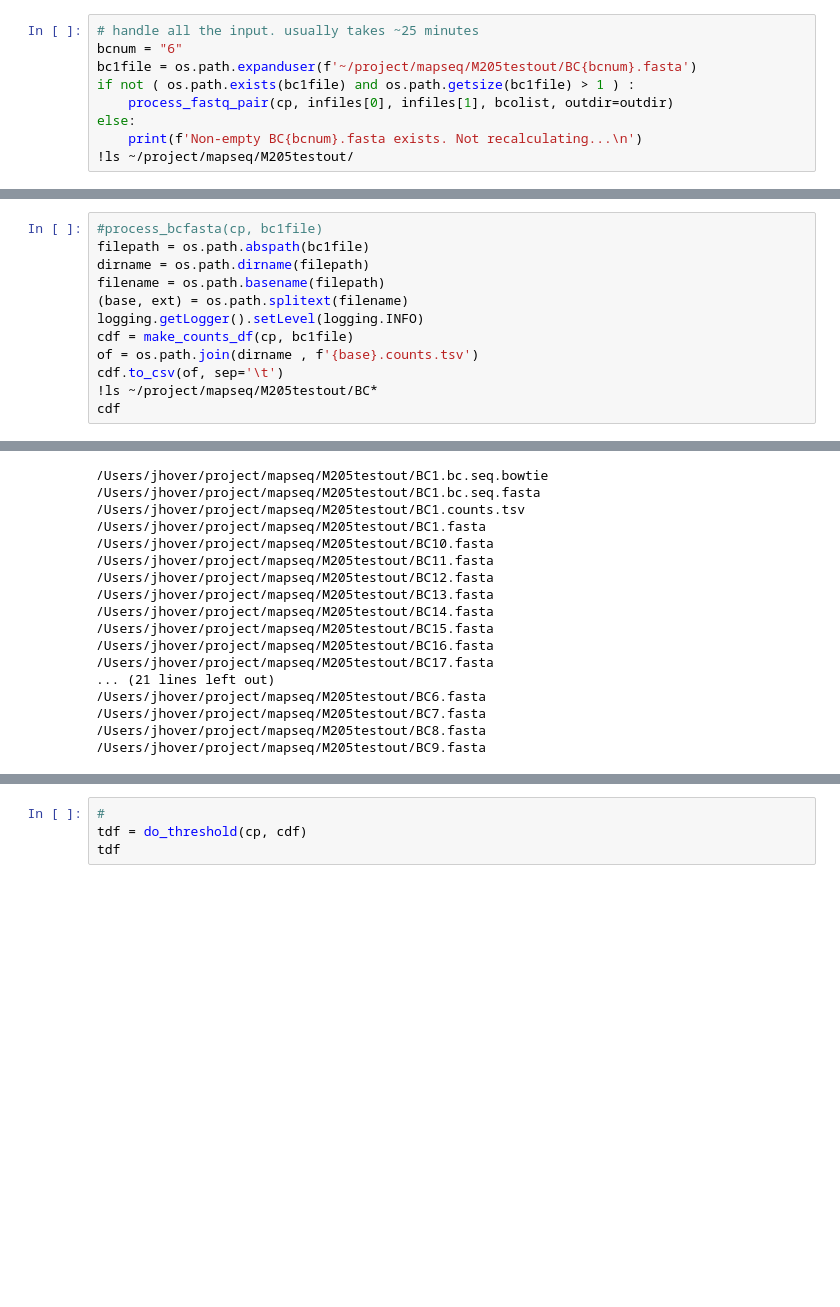
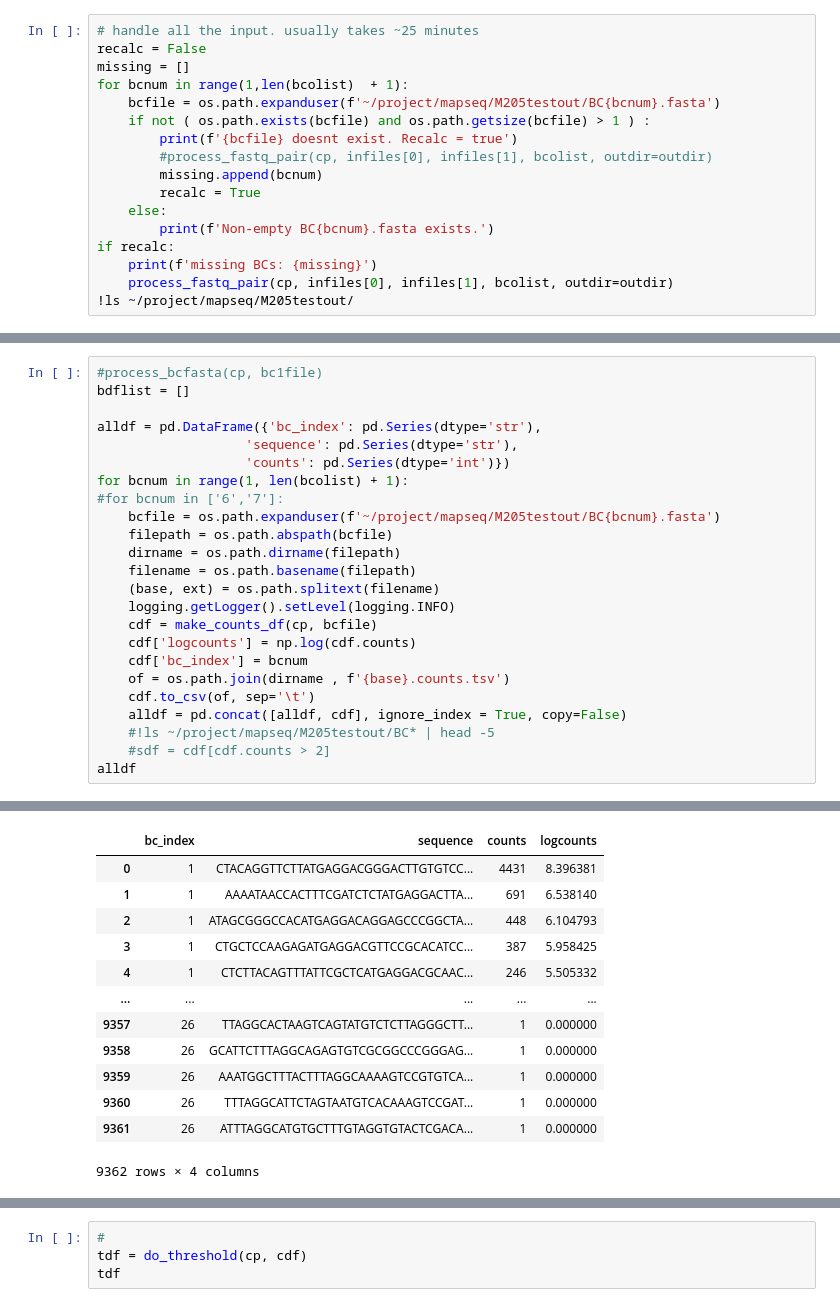
Before and after one commit to ZadorLaboratory/mapseq-processing, a Jupyter notebook: notebooks/MAPseq Processing.ipynb, the cells around one changed output, grey strips where cells are left out. Cells and saved outputs as stored; diff of their text form; blank space fills up the shorter version.

```diff
--- a/notebooks/MAPseq Processing.ipynb
+++ b/notebooks/MAPseq Processing.ipynb
@@ -69,10 +64,18 @@ len(bcolist)
 # %%
 # handle all the input. usually takes ~25 minutes
-bcnum = "6"
-bc1file = os.path.expanduser(f'~/project/mapseq/M205testout/BC{bcnum}.fasta')
-if not ( os.path.exists(bc1file) and os.path.getsize(bc1file) > 1 ) :
+recalc = False
+missing = []
+for bcnum in range(1,len(bcolist)  + 1):
+    bcfile = os.path.expanduser(f'~/project/mapseq/M205testout/BC{bcnum}.fasta')
+    if not ( os.path.exists(bcfile) and os.path.getsize(bcfile) > 1 ) :
+        print(f'{bcfile} doesnt exist. Recalc = true')
+        #process_fastq_pair(cp, infiles[0], infiles[1], bcolist, outdir=outdir)
+        missing.append(bcnum)
+        recalc = True
+    else:
+        print(f'Non-empty BC{bcnum}.fasta exists.')
+if recalc:
+    print(f'missing BCs: {missing}')
     process_fastq_pair(cp, infiles[0], infiles[1], bcolist, outdir=outdir)
-else:
-    print(f'Non-empty BC{bcnum}.fasta exists. Not recalculating...\n')
 !ls ~/project/mapseq/M205testout/
 # %% [output]
@@ -107,13 +128,25 @@ BC15.fasta        BC21.fasta        BC5.fasta
 # %%
 #process_bcfasta(cp, bc1file)
-filepath = os.path.abspath(bc1file)
-dirname = os.path.dirname(filepath)
-filename = os.path.basename(filepath)
-(base, ext) = os.path.splitext(filename)
-logging.getLogger().setLevel(logging.INFO)
-cdf = make_counts_df(cp, bc1file)
-of = os.path.join(dirname , f'{base}.counts.tsv')
-cdf.to_csv(of, sep='\t')
-!ls ~/project/mapseq/M205testout/BC*
-cdf
+bdflist = []
+
+alldf = pd.DataFrame({'bc_index': pd.Series(dtype='str'),
+                   'sequence': pd.Series(dtype='str'),
+                   'counts': pd.Series(dtype='int')})
+for bcnum in range(1, len(bcolist) + 1):
+#for bcnum in ['6','7']:
+    bcfile = os.path.expanduser(f'~/project/mapseq/M205testout/BC{bcnum}.fasta')
+    filepath = os.path.abspath(bcfile)
+    dirname = os.path.dirname(filepath)
+    filename = os.path.basename(filepath)
+    (base, ext) = os.path.splitext(filename)
+    logging.getLogger().setLevel(logging.INFO)
+    cdf = make_counts_df(cp, bcfile)
+    cdf['logcounts'] = np.log(cdf.counts)
+    cdf['bc_index'] = bcnum
+    of = os.path.join(dirname , f'{base}.counts.tsv')
+    cdf.to_csv(of, sep='\t')
+    alldf = pd.concat([alldf, cdf], ignore_index = True, copy=False)
+    #!ls ~/project/mapseq/M205testout/BC* | head -5
+    #sdf = cdf[cdf.counts > 2]
+alldf
 # %% [output]
@@ -121,17 +170,13 @@ cdf
+|  | bc_index | sequence | counts | logcounts |
+| 0 | 1 | CTACAGGTTCTTATGAGGACGGGACTTGTGTCC... | 4431 | 8.396381 |
+| 1 | 1 | AAAATAACCACTTTCGATCTCTATGAGGACTTA... | 691 | 6.538140 |
+| 2 | 1 | ATAGCGGGCCACATGAGGACAGGAGCCCGGCTA... | 448 | 6.104793 |
+| 3 | 1 | CTGCTCCAAGAGATGAGGACGTTCCGCACATCC... | 387 | 5.958425 |
+| 4 | 1 | CTCTTACAGTTTATTCGCTCATGAGGACGCAAC... | 246 | 5.505332 |
+| ... | ... | ... | ... | ... |
+| 9357 | 26 | TTAGGCACTAAGTCAGTATGTCTCTTAGGGCTT... | 1 | 0.000000 |
+| 9358 | 26 | GCATTCTTTAGGCAGAGTGTCGCGGCCCGGGAG... | 1 | 0.000000 |
+| 9359 | 26 | AAATGGCTTTACTTTAGGCAAAAGTCCGTGTCA... | 1 | 0.000000 |
+| 9360 | 26 | TTTAGGCATTCTAGTAATGTCACAAAGTCCGAT... | 1 | 0.000000 |
+| 9361 | 26 | ATTTAGGCATGTGCTTTGTAGGTGTACTCGACA... | 1 | 0.000000 |
-/Users/jhover/project/mapseq/M205testout/BC1.bc.seq.bowtie
-/Users/jhover/project/mapseq/M205testout/BC1.bc.seq.fasta
-/Users/jhover/project/mapseq/M205testout/BC1.counts.tsv
-/Users/jhover/project/mapseq/M205testout/BC1.fasta
-/Users/jhover/project/mapseq/M205testout/BC10.fasta
-/Users/jhover/project/mapseq/M205testout/BC11.fasta
-/Users/jhover/project/mapseq/M205testout/BC12.fasta
-/Users/jhover/project/mapseq/M205testout/BC13.fasta
-/Users/jhover/project/mapseq/M205testout/BC14.fasta
-/Users/jhover/project/mapseq/M205testout/BC15.fasta
-/Users/jhover/project/mapseq/M205testout/BC16.fasta
-/Users/jhover/project/mapseq/M205testout/BC17.fasta
-... (21 lines left out)
-/Users/jhover/project/mapseq/M205testout/BC6.fasta
-/Users/jhover/project/mapseq/M205testout/BC7.fasta
-/Users/jhover/project/mapseq/M205testout/BC8.fasta
-/Users/jhover/project/mapseq/M205testout/BC9.fasta
+9362 rows × 4 columns
```
Also changed, not shown: parts of 8 cells of this notebook, 4 other files.
